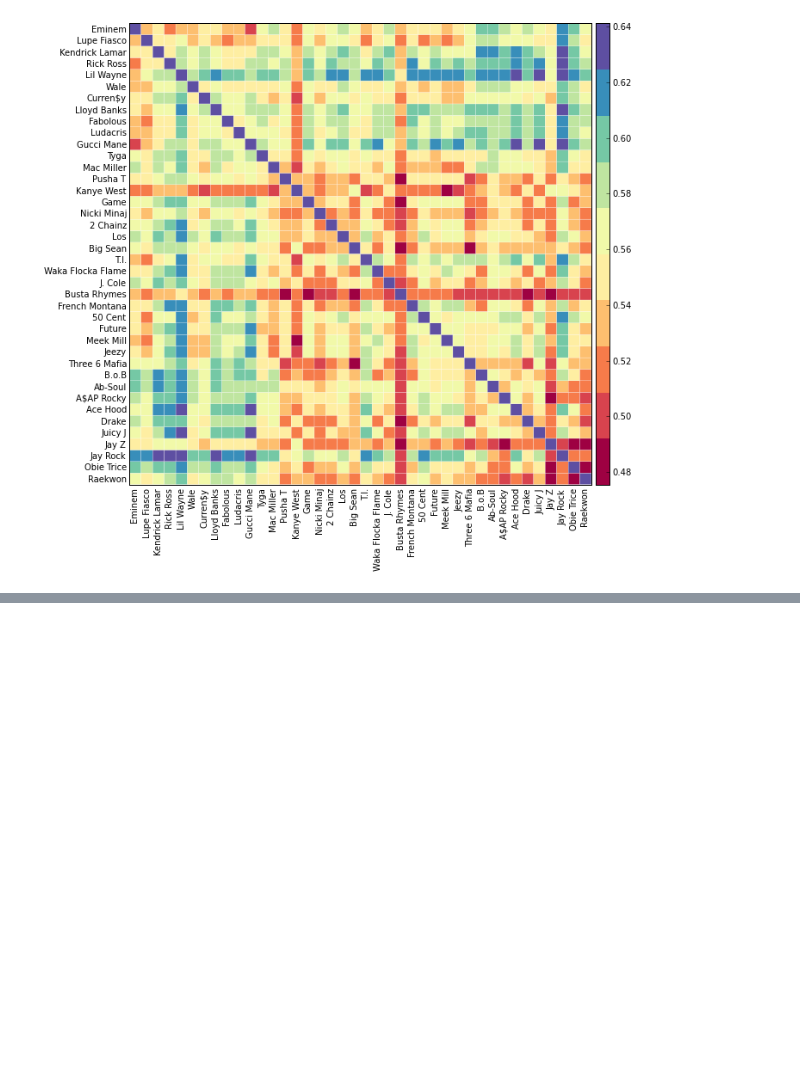
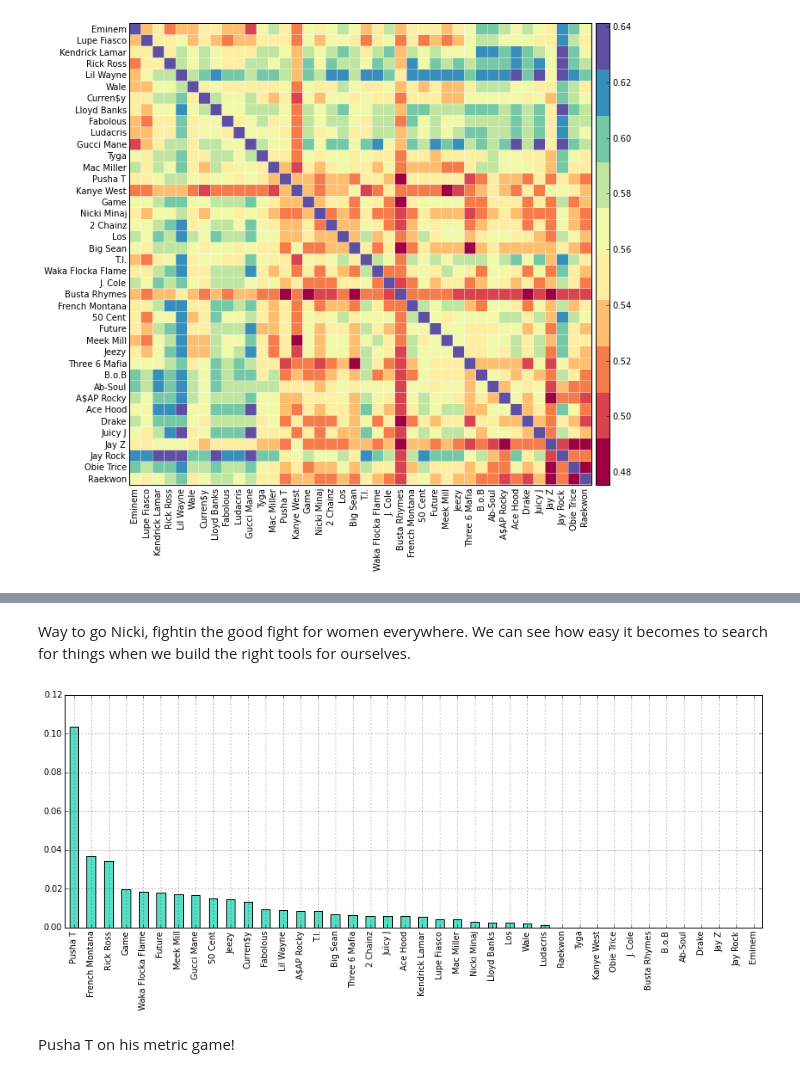
Before and after one commit to baronvonbadguy/genius-scraper, a Jupyter notebook: Exploration.ipynb, the cells around one changed output, grey strips where cells are left out. Drawn from its saved outputs; the diff is of its cells as text; code cells hidden in the pictures; blank space fills up the shorter version.

```diff
--- a/Exploration.ipynb
+++ b/Exploration.ipynb
@@ -491,0 +554,8 @@ average: 0.543043011375
+# %% [markdown]
+Way to go Nicki, fightin the good fight for women everywhere.  We can see how easy it becomes to search for things when we build the right tools for ourselves.
+# %%
+plot_words(['kilo', 'kilogram', 'gram'])
+# %% [output]
+[figure, added]
+# %% [markdown]
+Pusha T on his metric game!
```
Also changed, not shown: parts of 11 cells of this notebook.
